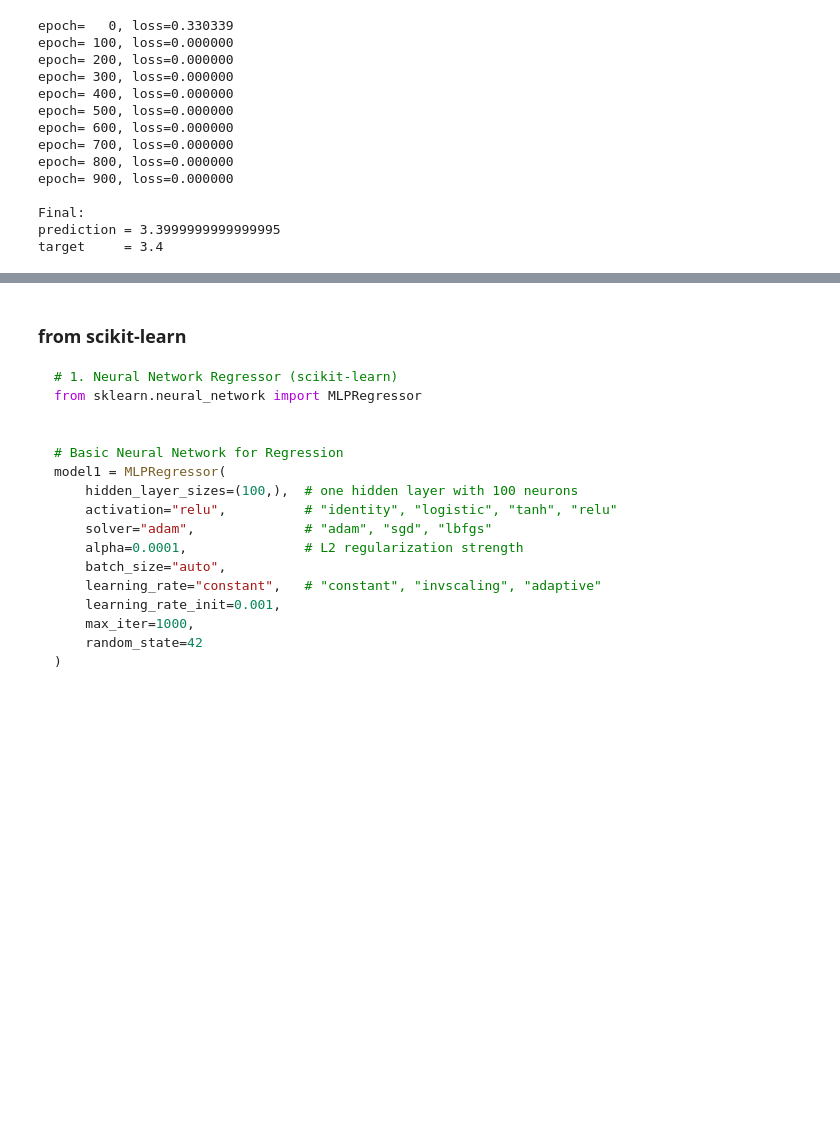
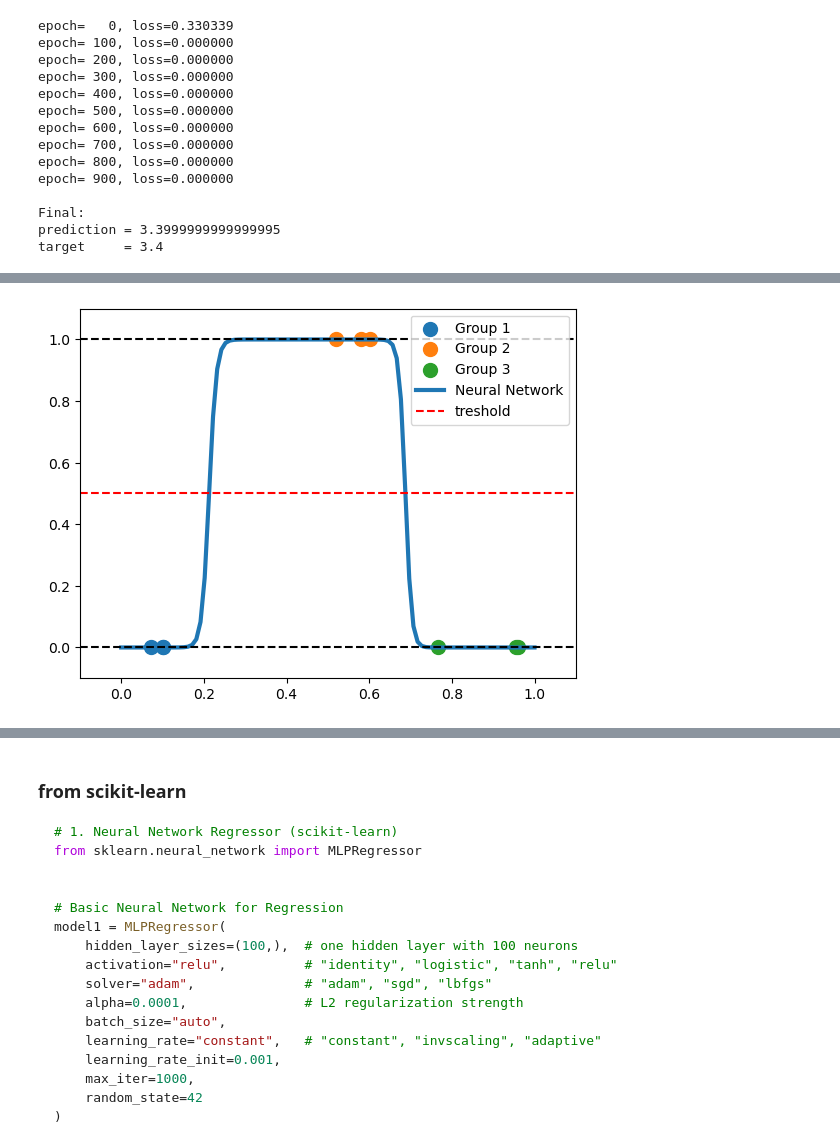
Before and after one commit to jci02/Machine-Learning-Theory, a Jupyter notebook: 1.Supervised Learning/Artificial Neural Networks/Neural Networks.ipynb, the cells around one changed output, grey strips where cells are left out. Saved outputs shown, nothing was run; the diff lists cells and outputs as text; code cells hidden in the pictures; blank space fills up the shorter version.

```diff
--- a/1.Supervised Learning/Artificial Neural Networks/Neural Networks.ipynb
+++ b/1.Supervised Learning/Artificial Neural Networks/Neural Networks.ipynb
@@ -1973,0 +2242,86 @@ target     = 3.4
+# %%
+# Convert data to tensors
+X_torch = torch.tensor(X.reshape(-1,1),dtype=torch.float32) # reshape X (dosages) to a matrix
+print("X_torch=",X_torch)
+y_torch = torch.tensor(y.reshape(-1,1),dtype=torch.float32) # reshape y (efficiency) to a matrix
+print("y_torch=",y_torch)
+
+torch.manual_seed(2152)
+
+# Define the network
+class DrugNet(nn.Module):
+    def __init__(self):
+        super().__init__()
+
+        self.hidden = nn.Linear(1, 5)
+        self.output = nn.Linear(5, 1)
+
+    def forward(self, x):
+        # Input (1) -> Dense(5) -> Softplus -> Dense(1) -> Linear output (logit)
+        x = F.softplus(self.hidden(x))
+
+        # raw logits
+        x = self.output(x)
+        return x
+
+
+
+# Create model
+model = DrugNet()
+
+# Criterion
+criterion = nn.BCEWithLogitsLoss()
+#criterion = nn.MSELoss()
+#criterion = nn.BCELoss()
+
+# Optimizer
+optimizer = optim.Adam(model.parameters(),lr=1e-2)
+
+# Training loop
+epochs = 10000
+losses = []
+
+for epoch in range(epochs):
+
+    optimizer.zero_grad()
+
+    logits = model(X_torch)
+
+    loss = criterion(logits, y_torch)
+
+    loss.backward()
+
+    optimizer.step()
+
+    losses.append(loss.item())
+    losses.append(loss.item())
+
+# Predictions
+x_plot = np.linspace(0,1,100)
+
+x_test = torch.tensor(x_plot.reshape(-1,1),dtype=torch.float32)
+
+
+with torch.no_grad():
+
+    logits = model(x_test)
+
+    # convert logits -> probabilities
+    y_plot = torch.sigmoid(logits).numpy()
+
+plt.scatter(group1_dosages,group1_efficiency,s=100,label="Group 1")
+
+plt.scatter(group2_dosages,group2_efficiency,s=100,label="Group 2")
+
+plt.scatter(group3_dosages,group3_efficiency,s=100,label="Group 3")
+
+plt.plot(x_plot,y_plot,linewidth=3,label="Neural Network")
+
+plt.xlim((-0.1,1.1))
+plt.ylim((-0.1,1.1))
+plt.axhline(0, ls="--", c="black")
+plt.axhline(1, ls="--", c="black")
+plt.axhline(.5, ls="--", c="red",label="treshold")
+plt.legend()
+plt.show()
+# %% [output]
@@ -1973,0 +2346 @@ target     = 3.4
+[figure, added]
```
Also changed, not shown: parts of 27 cells of this notebook, 9 other files.
